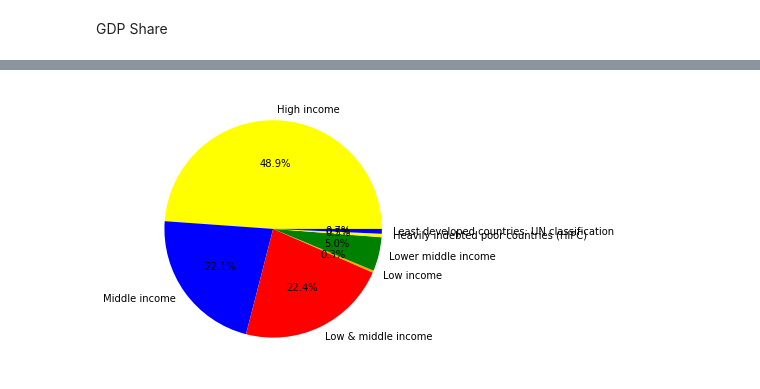
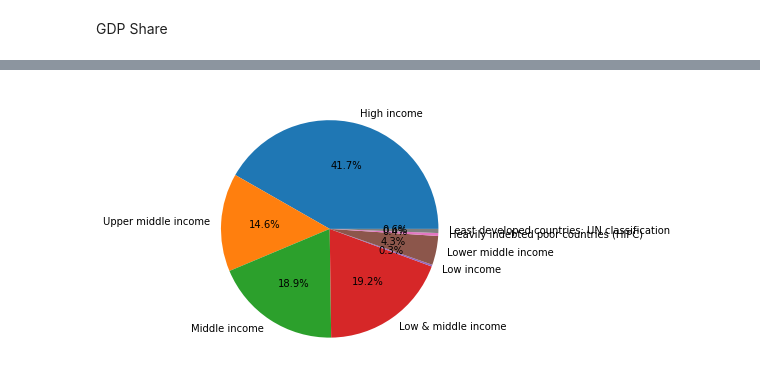
Before and after one commit to piyush02nir/World_Bank_Global_Education, a Jupyter notebook: World_Bank_Global_Education_Analysis_Self_Capstone_Project.ipynb, the cells around one changed output, grey strips where cells are left out. Saved outputs shown, nothing was run; the diff lists cells and outputs as text; code cells hidden in the pictures.

```diff
--- a/World_Bank_Global_Education_Analysis_Self_Capstone_Project.ipynb
+++ b/World_Bank_Global_Education_Analysis_Self_Capstone_Project.ipynb
@@ -141,9 +152,9 @@ Heavily indebted poor countries (HIPC)          4.678519e+11
 Least developed countries: UN classification    6.619345e+11
 Name: 2010, dtype: float64
 # %%
-name = ['High income', 'Middle income', 'Low income', 'Lower middle income',]
+name = ['High income', 'Upper middle income','Middle income', 'Low & middle income','Low income', 'Lower middle income','Heavily indebted poor countries (HIPC)','Least developed countries: UN classification']
 # %%
-plt.pie(quantity,labels=name,autopct='%0.1f%%',colors=['yellow','blue','red','orange','green'])
+plt.pie(quantity,labels=name,autopct='%0.1f%%')
 plt.show()
 # %% [output]
-[figure, old version]
+[figure, new version]
```
Also changed, not shown: parts of 12 cells of this notebook.
